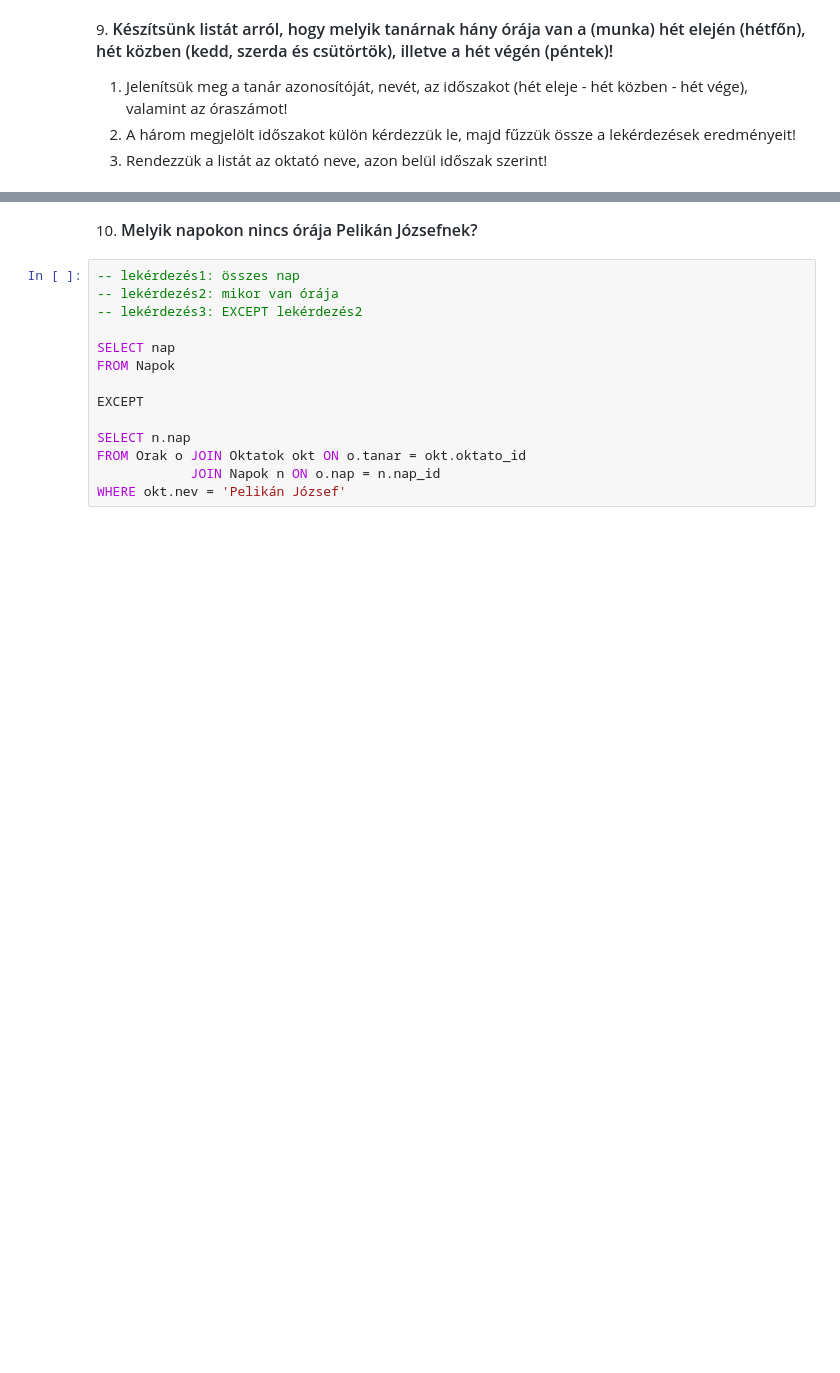
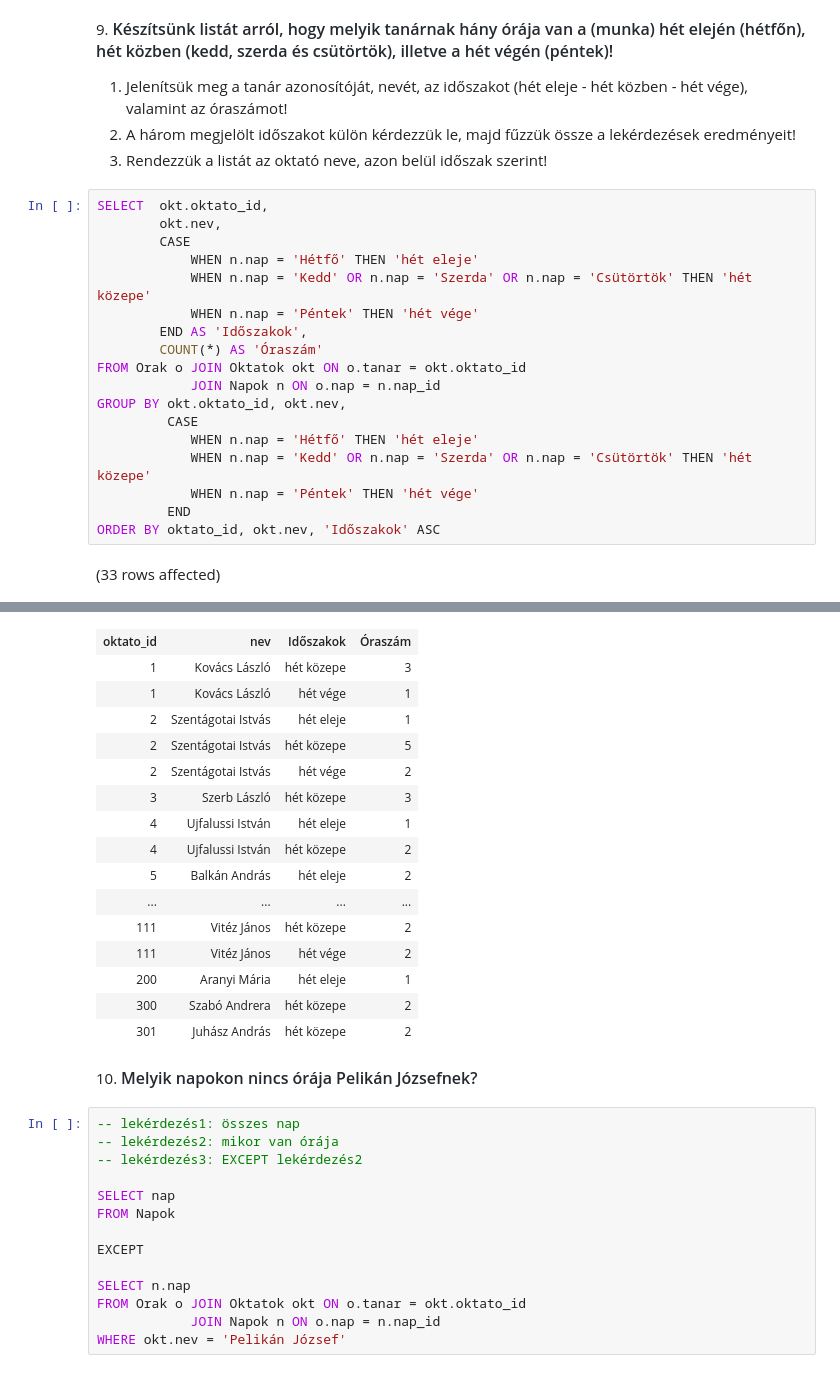
Before and after one commit to j6n0s/BCXA6D_Adatbazisok, a Jupyter notebook: gyakorlat03_feladatok.ipynb, the cells around one changed output, grey strips where cells are left out. Saved outputs shown, nothing was run; the diff lists cells and outputs as text; blank space fills up the shorter version.

```diff
--- a/gyakorlat03_feladatok.ipynb
+++ b/gyakorlat03_feladatok.ipynb
@@ -134,3 +173,23 @@ Total execution time: 00:00:00.011
 1. Jelenítsük meg a tanár azonosítóját, nevét, az időszakot (hét eleje - hét közben - hét vége), valamint az óraszámot!
 2. A három megjelölt időszakot külön kérdezzük le, majd fűzzük össze a lekérdezések eredményeit!
 3. Rendezzük a listát az oktató neve, azon belül időszak szerint!
+# %%
+SELECT  okt.oktato_id,
+        okt.nev,
+        CASE
+            WHEN n.nap = 'Hétfő' THEN 'hét eleje'
+            WHEN n.nap = 'Kedd' OR n.nap = 'Szerda' OR n.nap = 'Csütörtök' THEN 'hét közepe'
+            WHEN n.nap = 'Péntek' THEN 'hét vége'
+        END AS 'Időszakok',
+        COUNT(*) AS 'Óraszám'
+FROM Orak o JOIN Oktatok okt ON o.tanar = okt.oktato_id
+            JOIN Napok n ON o.nap = n.nap_id
+GROUP BY okt.oktato_id, okt.nev,
+         CASE
+            WHEN n.nap = 'Hétfő' THEN 'hét eleje'
+            WHEN n.nap = 'Kedd' OR n.nap = 'Szerda' OR n.nap = 'Csütörtök' THEN 'hét közepe'
+            WHEN n.nap = 'Péntek' THEN 'hét vége'
+         END
+ORDER BY oktato_id, okt.nev, 'Időszakok' ASC
+# %% [output]
+(33 rows affected)
@@ -137,3 +197,19 @@ Total execution time: 00:00:00.011
+| oktato_id | nev | Időszakok | Óraszám |
+| 1 | Kovács László | hét közepe | 3 |
+| 1 | Kovács László | hét vége | 1 |
+| 2 | Szentágotai Istvás | hét eleje | 1 |
+| 2 | Szentágotai Istvás | hét közepe | 5 |
+| 2 | Szentágotai Istvás | hét vége | 2 |
+| 3 | Szerb László | hét közepe | 3 |
+| 4 | Ujfalussi István | hét eleje | 1 |
+| 4 | Ujfalussi István | hét közepe | 2 |
+| 5 | Balkán András | hét eleje | 2 |
+| ... | ... | ... | ... |
+| 111 | Vitéz János | hét közepe | 2 |
+| 111 | Vitéz János | hét vége | 2 |
+| 200 | Aranyi Mária | hét eleje | 1 |
+| 300 | Szabó Andrera | hét közepe | 2 |
+| 301 | Juhász András | hét közepe | 2 |
 # %% [markdown]
 10. <span style="background-color: rgb(255, 255, 255); color: rgb(36, 41, 47); font-family: -apple-system, BlinkMacSystemFont, &quot;Segoe UI&quot;, Helvetica, Arial, sans-serif, &quot;Apple Color Emoji&quot;, &quot;Segoe UI Emoji&quot;; font-size: 16px; font-weight: 600;">Melyik napokon nincs órája Pelikán Józsefnek?</span>
 # %%
```
Also changed, not shown: parts of 17 cells of this notebook, 1 other file.
